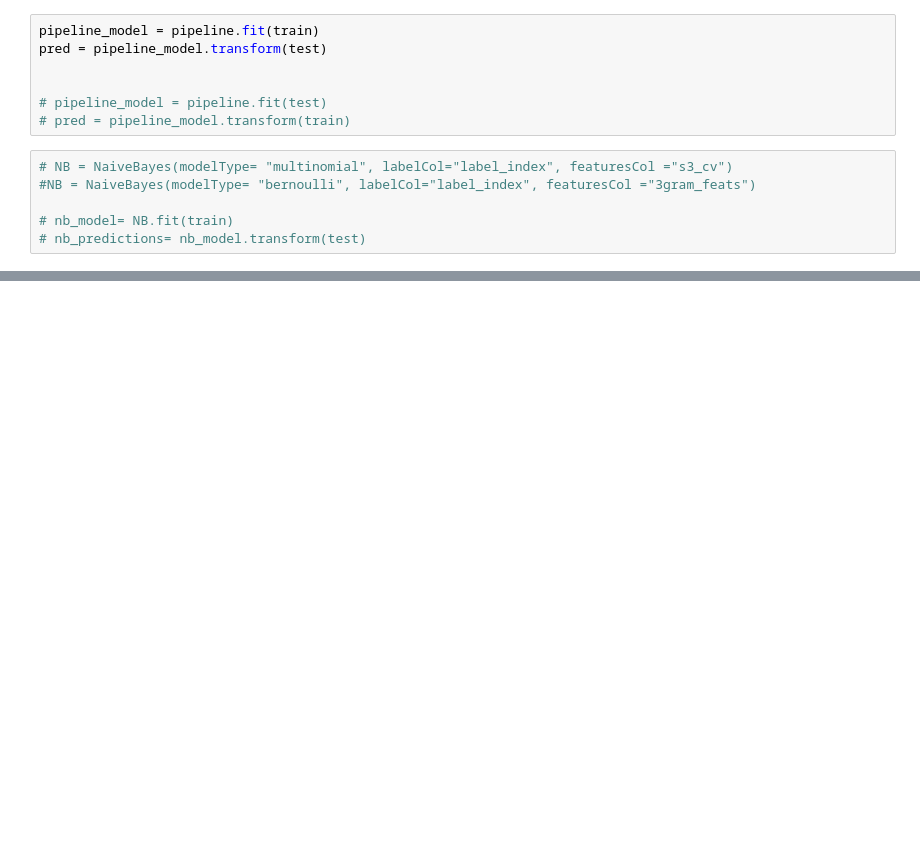
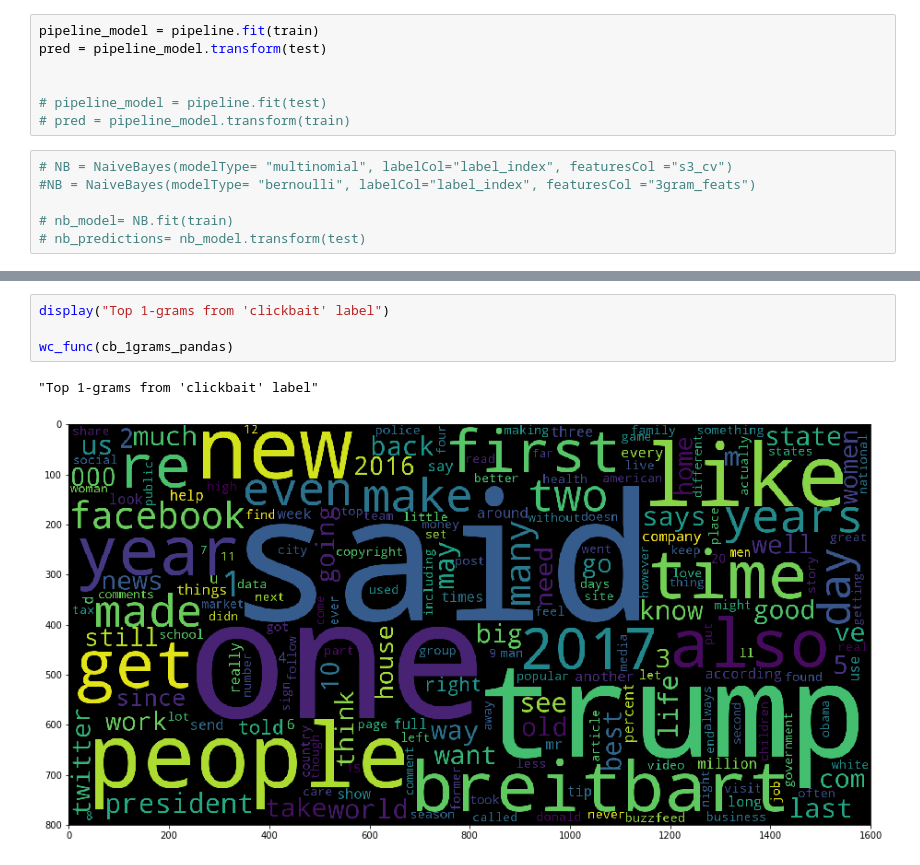
Before and after one commit to Emzilla-01/clickbait, a Jupyter notebook: Clickbait_main.ipynb, the cells around one changed output, grey strips where cells are left out. Drawn from its saved outputs; the diff is of its cells as text; blank space fills up the shorter version.

```diff
--- a/Clickbait_main.ipynb
+++ b/Clickbait_main.ipynb
@@ -843,0 +921,7 @@ prediction = model.transform(test)
+# %%
+display("Top 1-grams from 'clickbait' label")
+
+wc_func(cb_1grams_pandas)
+# %% [output]
+"Top 1-grams from 'clickbait' label"
+[figure, added]
```
Also changed, not shown: parts of 53 cells of this notebook.
